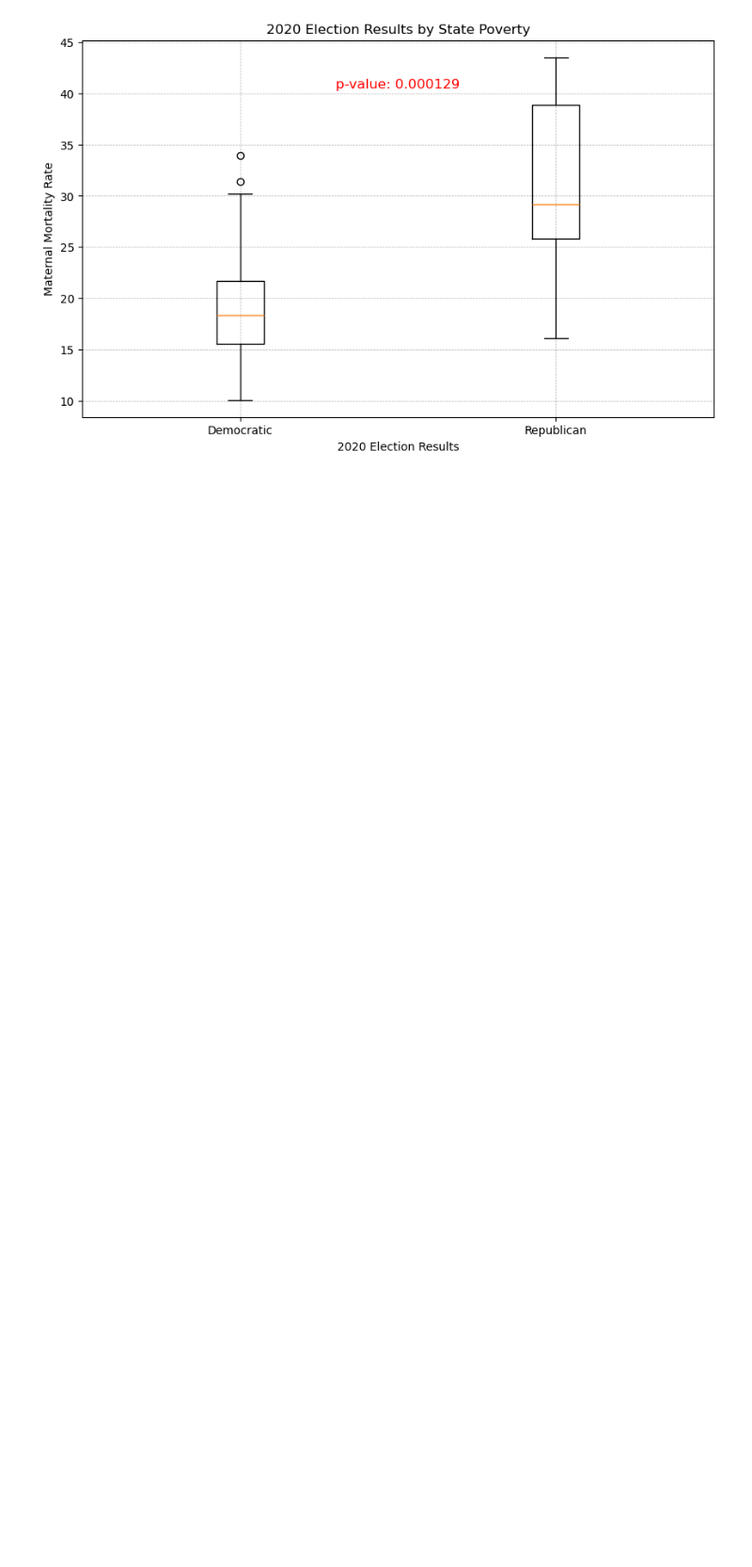
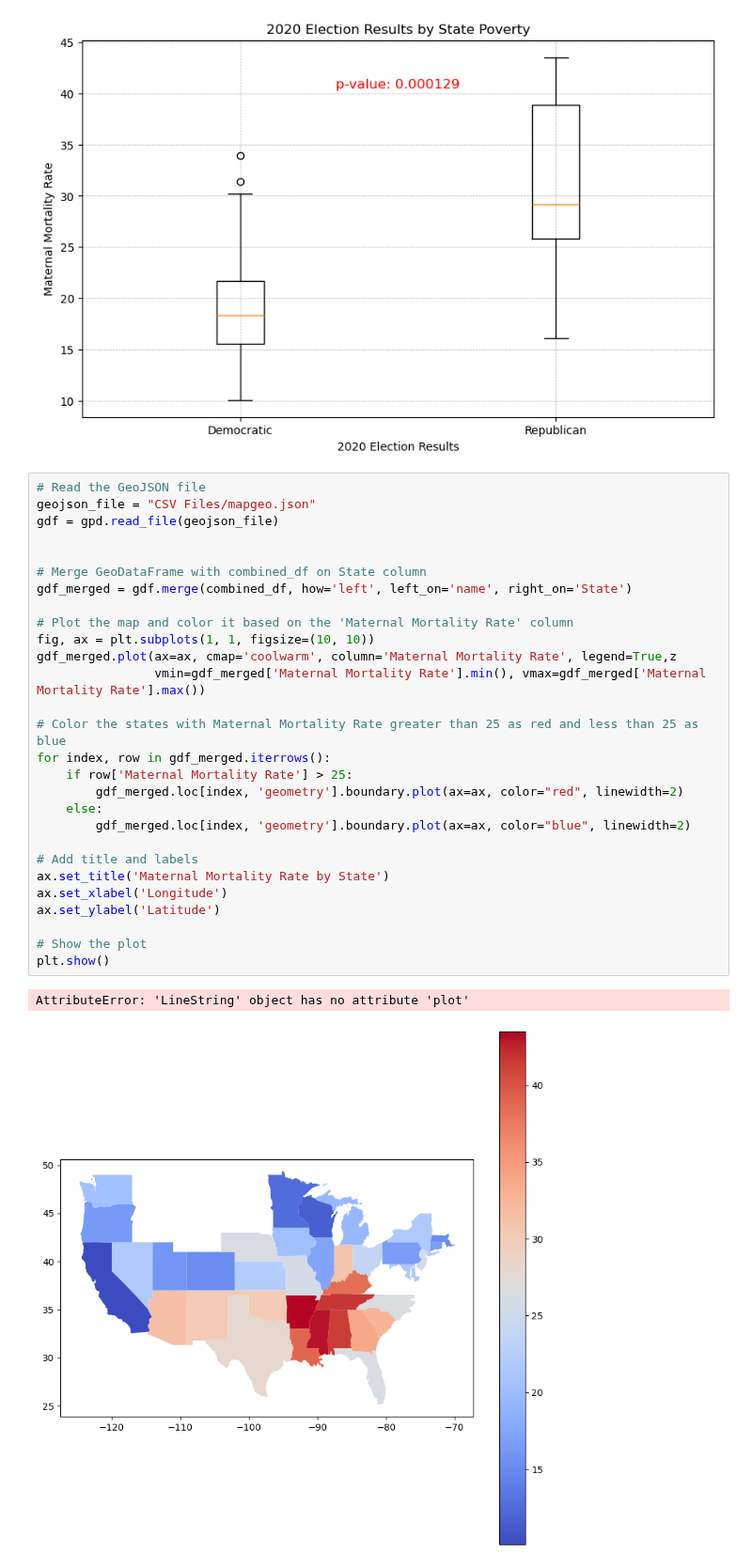
Before and after one commit to parrisburton715/project-one, a Jupyter notebook: project1_team4.ipynb, the cells around one changed output. Shown at 94% size. Saved outputs shown, nothing was run; the diff lists cells and outputs as text; blank space fills up the shorter version.

```diff
--- a/project1_tim.ipynb
+++ b/project1_team4.ipynb
@@ -300,3 +322,34 @@ plt.savefig("Output Data/04 Political Boxplot.png")
 plt.show()
 # %% [output]
 [figure]
+# %%
+# Read the GeoJSON file
+geojson_file = "CSV Files/mapgeo.json"
+gdf = gpd.read_file(geojson_file)
+
+
+# Merge GeoDataFrame with combined_df on State column
+gdf_merged = gdf.merge(combined_df, how='left', left_on='name', right_on='State')
+
+# Plot the map and color it based on the 'Maternal Mortality Rate' column
+fig, ax = plt.subplots(1, 1, figsize=(10, 10))
+gdf_merged.plot(ax=ax, cmap='coolwarm', column='Maternal Mortality Rate', legend=True,z
+                vmin=gdf_merged['Maternal Mortality Rate'].min(), vmax=gdf_merged['Maternal Mortality Rate'].max())
+
+# Color the states with Maternal Mortality Rate greater than 25 as red and less than 25 as blue
+for index, row in gdf_merged.iterrows():
+    if row['Maternal Mortality Rate'] > 25:
+        gdf_merged.loc[index, 'geometry'].boundary.plot(ax=ax, color="red", linewidth=2)
+    else:
+        gdf_merged.loc[index, 'geometry'].boundary.plot(ax=ax, color="blue", linewidth=2)
+
+# Add title and labels
+ax.set_title('Maternal Mortality Rate by State')
+ax.set_xlabel('Longitude')
+ax.set_ylabel('Latitude')
+
+# Show the plot
+plt.show()
+# %% [output]
+AttributeError: 'LineString' object has no attribute 'plot'
+[figure, added]
```
Also changed, not shown: parts of 3 cells of this notebook.
